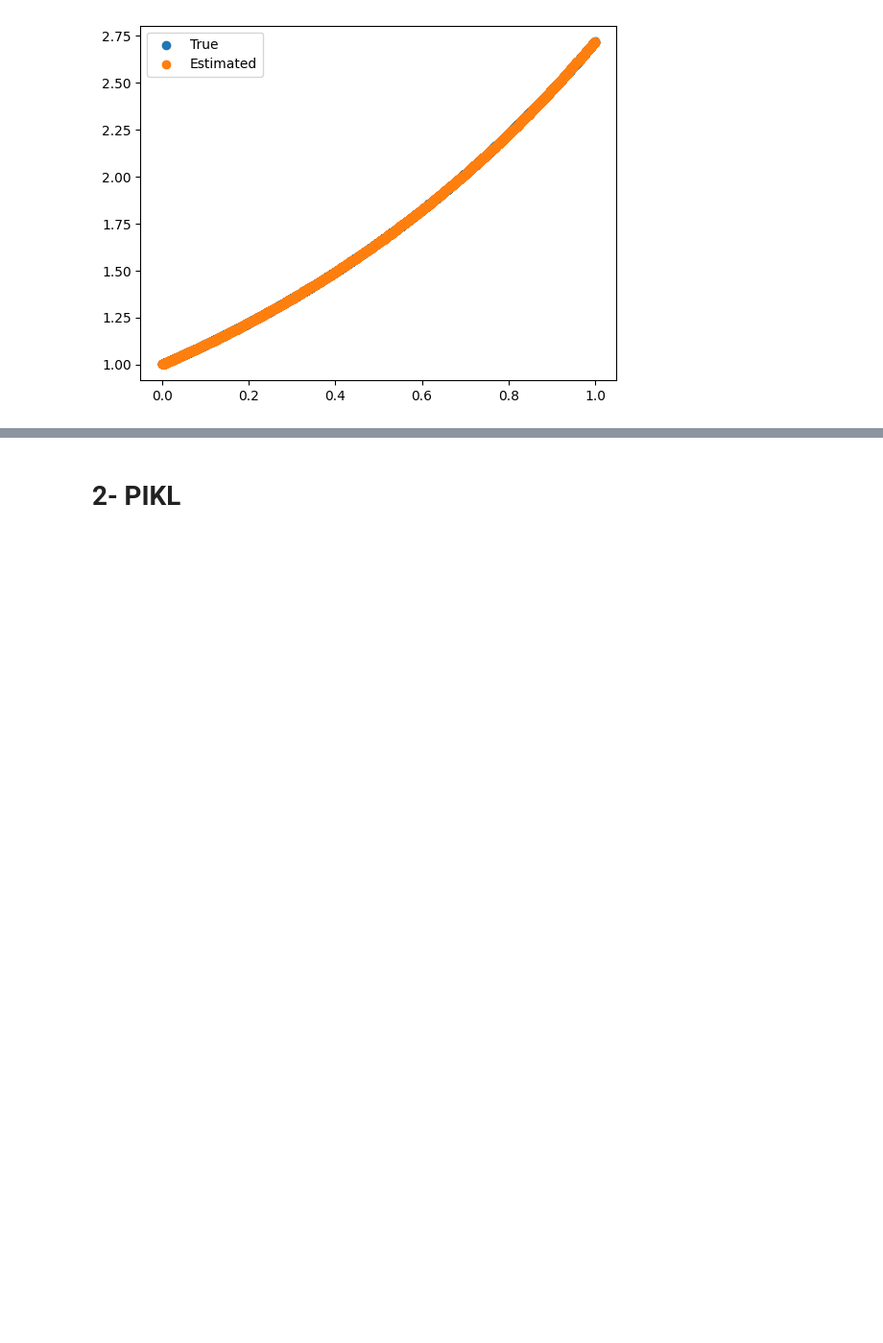
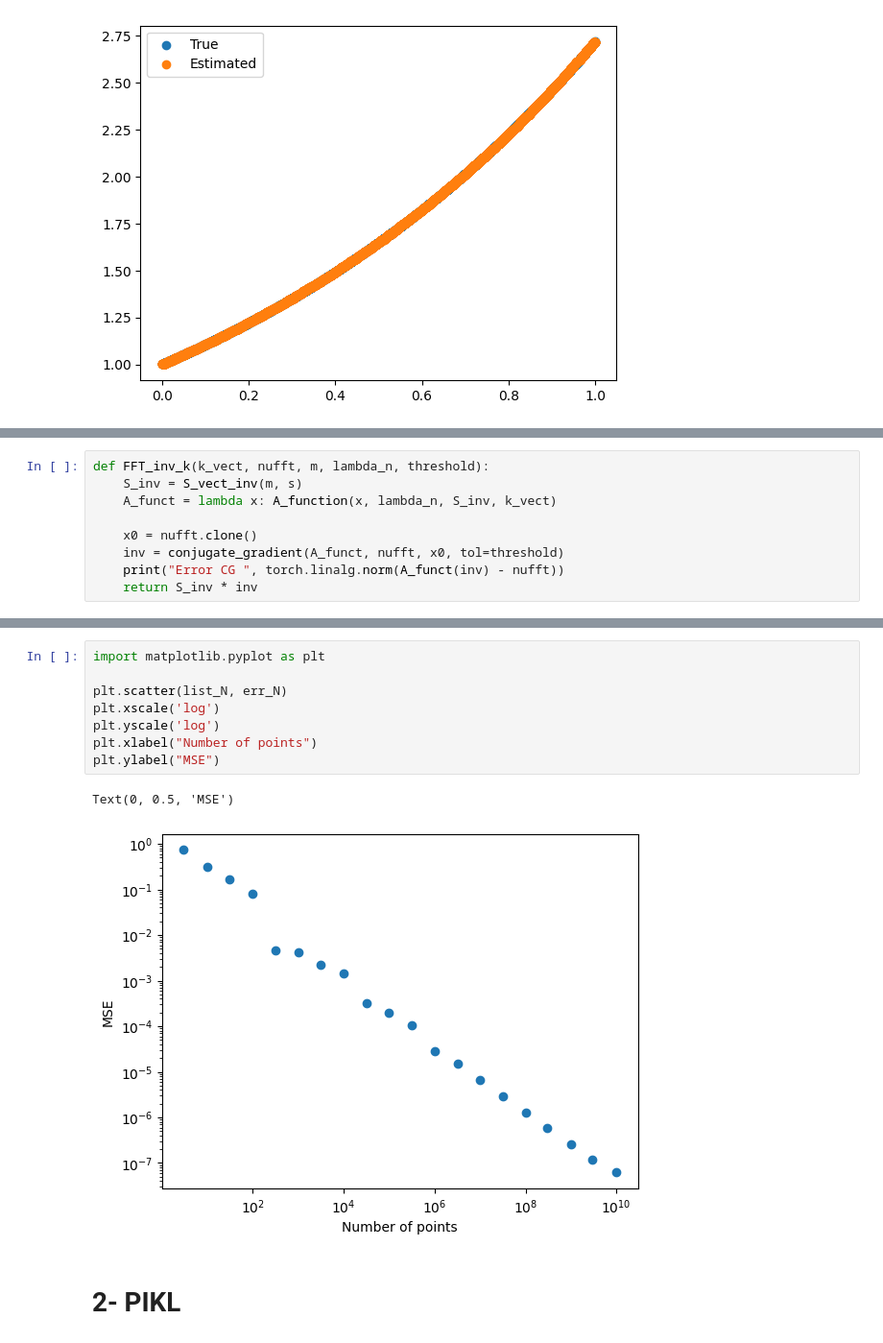
Before and after one commit to NathanDoumeche/fast-kernel, a Jupyter notebook: fast_kernel.ipynb, the cells around one changed output, grey strips where cells are left out. Shown: that part at 96% size. Cells and saved outputs as stored; diff of their text form; blank space fills up the shorter version.

```diff
--- a/fast_kernel.ipynb
+++ b/fast_kernel.ipynb
@@ -205,0 +207,9 @@ plt.show()
+# %%
+def FFT_inv_k(k_vect, nufft, m, lambda_n, threshold):
+    S_inv = S_vect_inv(m, s)
+    A_funct = lambda x: A_function(x, lambda_n, S_inv, k_vect)
+
+    x0 = nufft.clone()
+    inv = conjugate_gradient(A_funct, nufft, x0, tol=threshold)
+    print("Error CG ", torch.linalg.norm(A_funct(inv) - nufft))
+    return S_inv * inv
@@ -206,3 +279,14 @@ plt.show()
+# %%
+import matplotlib.pyplot as plt
+
+plt.scatter(list_N, err_N)
+plt.xscale('log')
+plt.yscale('log')
+plt.xlabel("Number of points")
+plt.ylabel("MSE")
+# %% [output]
+Text(0, 0.5, 'MSE')
+[figure, added]
 # %% [markdown]
 # 2- PIKL
 # %%
```
Also changed, not shown: parts of 5 cells of this notebook.
